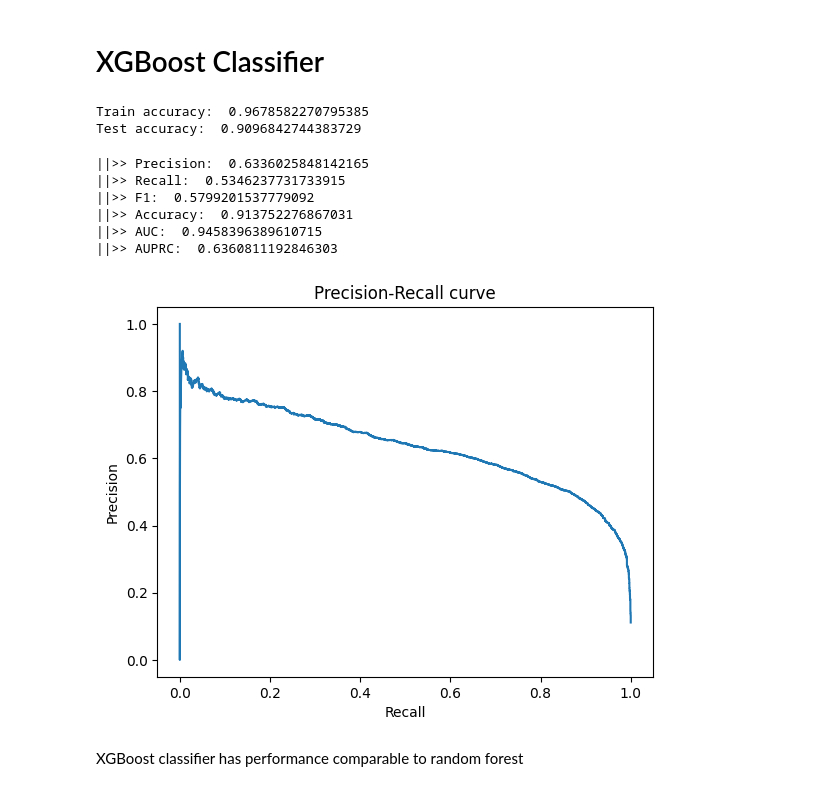
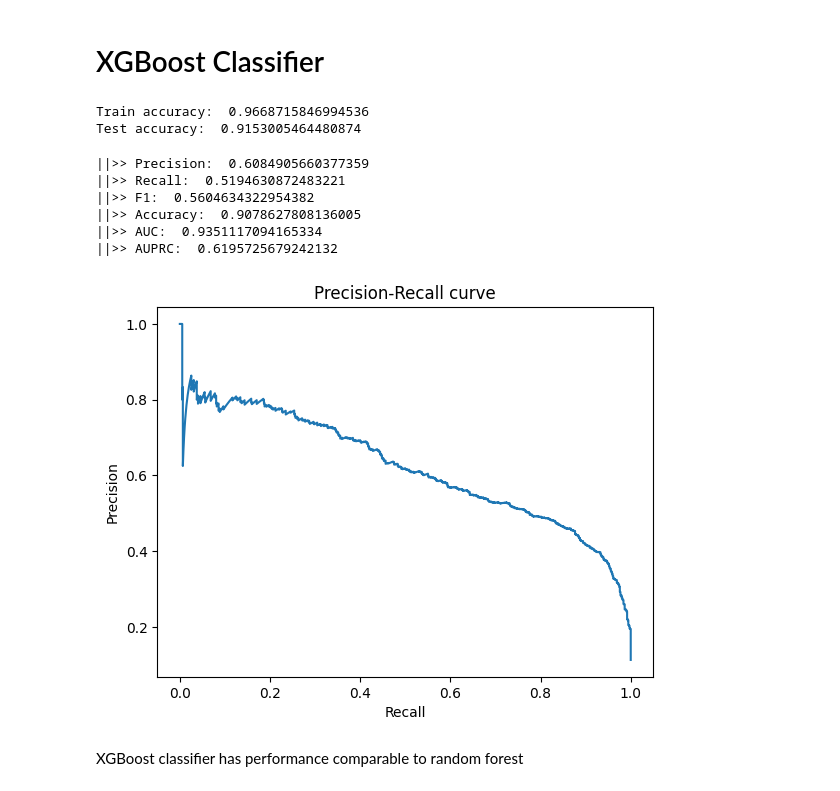
Before and after one commit to a-anurag1024/Bank_Marketing, a Jupyter notebook: notebooks/ml_classifiers.ipynb, the cells around one changed output. Cells and saved outputs as stored; diff of their text form; code cells hidden in the pictures.

```diff
--- a/notebooks/ml_classifiers.ipynb
+++ b/notebooks/ml_classifiers.ipynb
@@ -54,8 +54,8 @@ from sklearn.model_selection import cross_val_predict
 Y_scores = cross_val_predict(model, X, Y, cv=10, method='decision_function')
 fpr, tpr, thresholds = roc_curve(Y, Y_scores)
 
-#model = LogisticRegression()
-#model.fit(X_train, Y_train)
+model = LogisticRegression()
+model.fit(X_train, Y_train)
 Y_scores = model.decision_function(X_test)
 fpr, tpr, thresholds = roc_curve(Y_test, Y_scores)
 
@@ -370,18 +355,18 @@ val_score = model.score(X_test, Y_test)
 print("Train accuracy: ", train_score)
 print("Test accuracy: ", val_score)
 # %% [output]
-Train accuracy:  0.9678582270795385
-Test accuracy:  0.9096842744383729
+Train accuracy:  0.9668715846994536
+Test accuracy:  0.9153005464480874
 # %%
-save_model_and_performance(model, X, Y, 'xgboost_classifier')
+save_model_and_performance(model, X_test, Y_test, 'xgboost_classifier')
 # %% [output]
-||>> Precision:  0.6336025848142165
-||>> Recall:  0.5346237731733915
-||>> F1:  0.5799201537779092
-||>> Accuracy:  0.913752276867031
-||>> AUC:  0.9458396389610715
-||>> AUPRC:  0.6360811192846303
+||>> Precision:  0.6084905660377359
+||>> Recall:  0.5194630872483221
+||>> F1:  0.5604634322954382
+||>> Accuracy:  0.9078627808136005
+||>> AUC:  0.9351117094165334
+||>> AUPRC:  0.6195725679242132
-[figure, old version]
+[figure, new version]
 # %% [markdown]
 XGBoost classifier has performance comparable to random forest
 # %%
```
Also changed, not shown: parts of 13 cells of this notebook, 7 other files.
